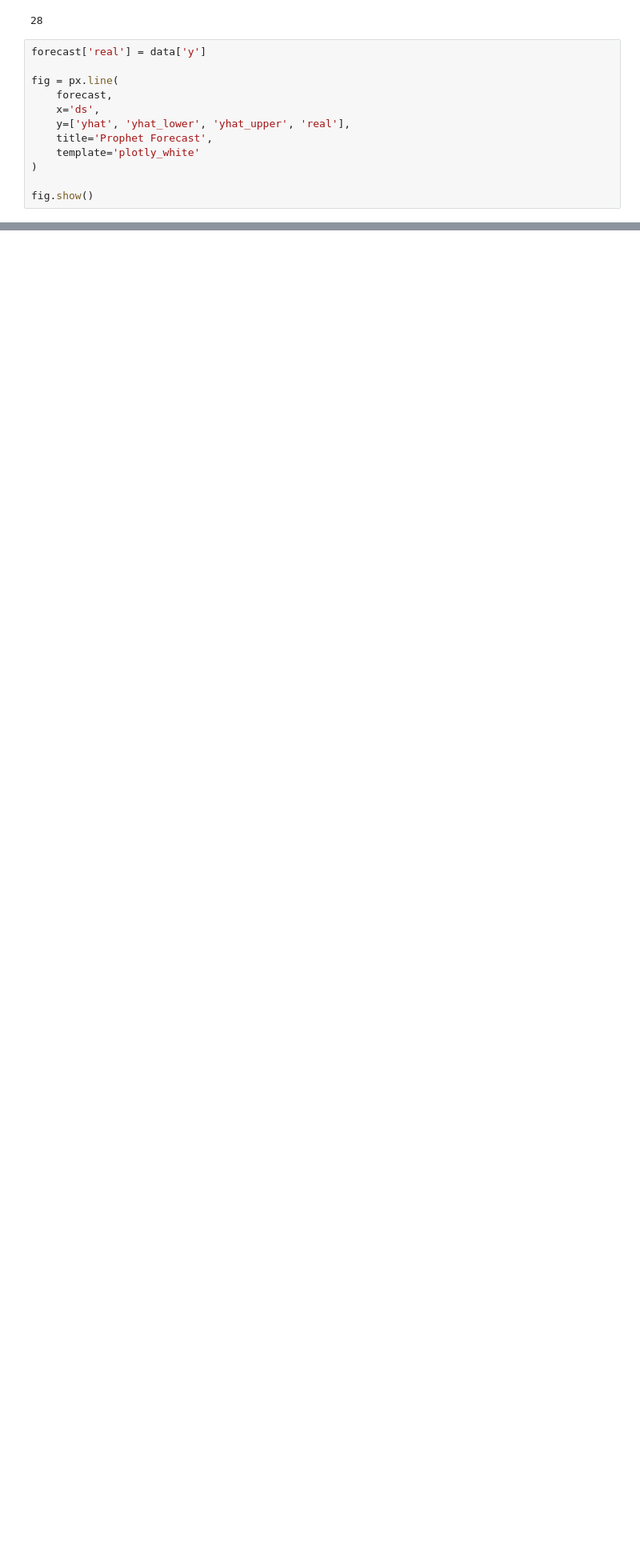
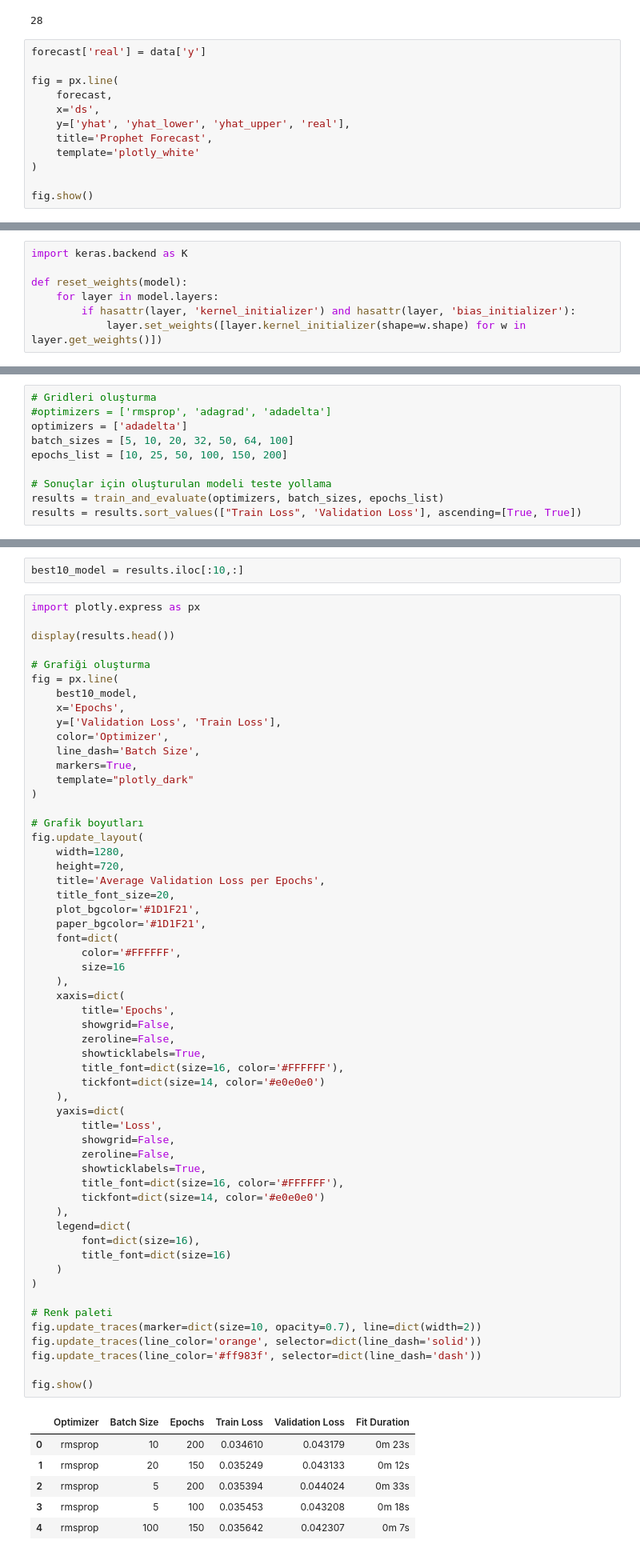
Before and after one commit to AshNumpy/Sales-End-to-End-ML-Project, a Jupyter notebook: Machine-Learning/time-series.ipynb, the cells around one changed output, grey strips where cells are left out. Shown at 80% size. Saved outputs shown, nothing was run; the diff lists cells and outputs as text; blank space fills up the shorter version.

```diff
--- a/Machine-Learning/time-series.ipynb
+++ b/Machine-Learning/time-series.ipynb
@@ -355,0 +429,7 @@ fig.show()
+# %%
+import keras.backend as K
+
+def reset_weights(model):
+    for layer in model.layers:
+        if hasattr(layer, 'kernel_initializer') and hasattr(layer, 'bias_initializer'):
+            layer.set_weights([layer.kernel_initializer(shape=w.shape) for w in layer.get_weights()])
@@ -355,0 +490,10 @@ fig.show()
+# %%
+# Gridleri oluşturma
+#optimizers = ['rmsprop', 'adagrad', 'adadelta']
+optimizers = ['adadelta']
+batch_sizes = [5, 10, 20, 32, 50, 64, 100]
+epochs_list = [10, 25, 50, 100, 150, 200]
+
+# Sonuçlar için oluşturulan modeli teste yollama
+results = train_and_evaluate(optimizers, batch_sizes, epochs_list)
+results = results.sort_values(["Train Loss", 'Validation Loss'], ascending=[True, True])
@@ -355,0 +502,65 @@ fig.show()
+# %%
+best10_model = results.iloc[:10,:]
+# %%
+import plotly.express as px
+
+display(results.head())
+
+# Grafiği oluşturma
+fig = px.line(
+    best10_model,
+    x='Epochs',
+    y=['Validation Loss', 'Train Loss'],
+    color='Optimizer',
+    line_dash='Batch Size',
+    markers=True,
+    template="plotly_dark"
+)
+
+# Grafik boyutları
+fig.update_layout(
+    width=1280,
+    height=720,
+    title='Average Validation Loss per Epochs',
+    title_font_size=20,
+    plot_bgcolor='#1D1F21',
+    paper_bgcolor='#1D1F21',
+    font=dict(
+        color='#FFFFFF',
+        size=16
+    ),
+    xaxis=dict(
+        title='Epochs',
+        showgrid=False,
+        zeroline=False,
+        showticklabels=True,
+        title_font=dict(size=16, color='#FFFFFF'),
+        tickfont=dict(size=14, color='#e0e0e0')
+    ),
+    yaxis=dict(
+        title='Loss',
+        showgrid=False,
+        zeroline=False,
+        showticklabels=True,
+        title_font=dict(size=16, color='#FFFFFF'),
+        tickfont=dict(size=14, color='#e0e0e0')
+    ),
+    legend=dict(
+        font=dict(size=16),
+        title_font=dict(size=16)
+    )
+)
+
+# Renk paleti
+fig.update_traces(marker=dict(size=10, opacity=0.7), line=dict(width=2))
+fig.update_traces(line_color='orange', selector=dict(line_dash='solid'))
+fig.update_traces(line_color='#ff983f', selector=dict(line_dash='dash'))
+
+fig.show()
+# %% [output]
+|  | Optimizer | Batch Size | Epochs | Train Loss | Validation Loss | Fit Duration |
+| 0 | rmsprop | 10 | 200 | 0.034610 | 0.043179 | 0m 23s |
+| 1 | rmsprop | 20 | 150 | 0.035249 | 0.043133 | 0m 12s |
+| 2 | rmsprop | 5 | 200 | 0.035394 | 0.044024 | 0m 33s |
+| 3 | rmsprop | 5 | 100 | 0.035453 | 0.043208 | 0m 18s |
+| 4 | rmsprop | 100 | 150 | 0.035642 | 0.042307 | 0m 7s |
```
Also changed, not shown: parts of 26 cells of this notebook.
